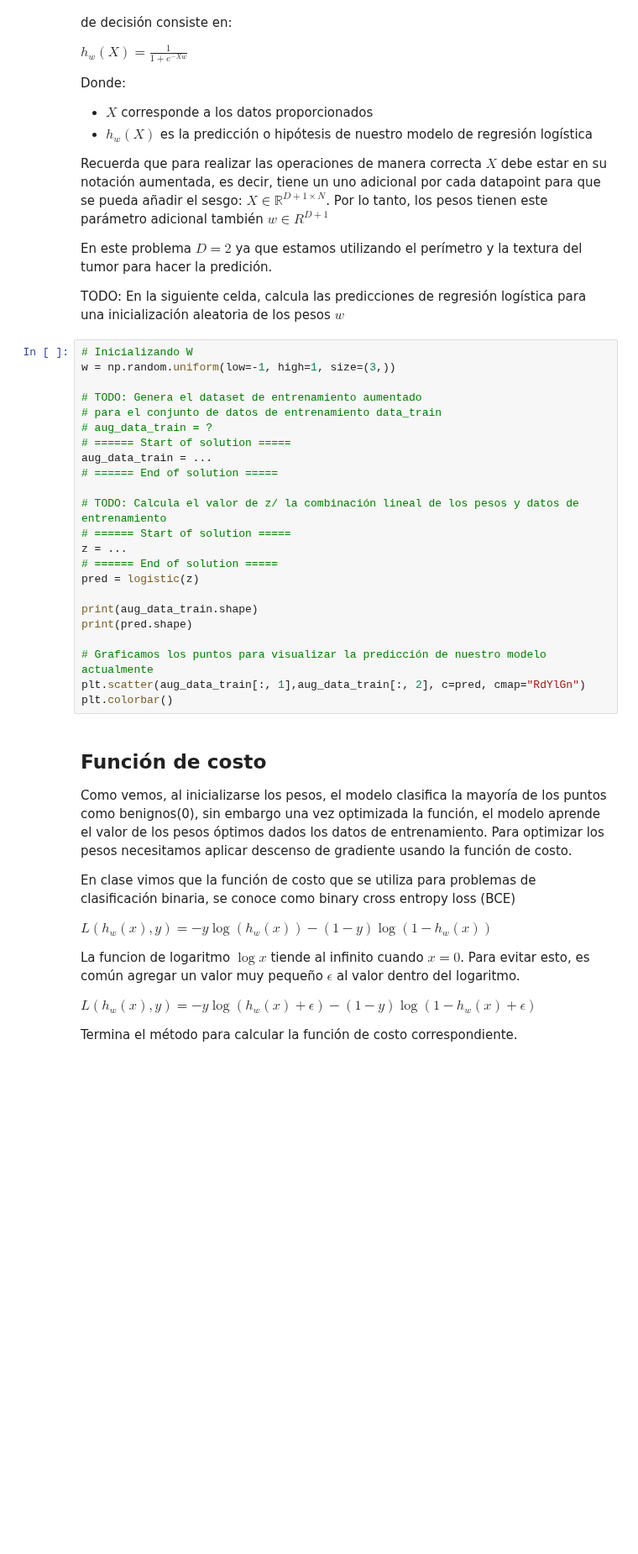
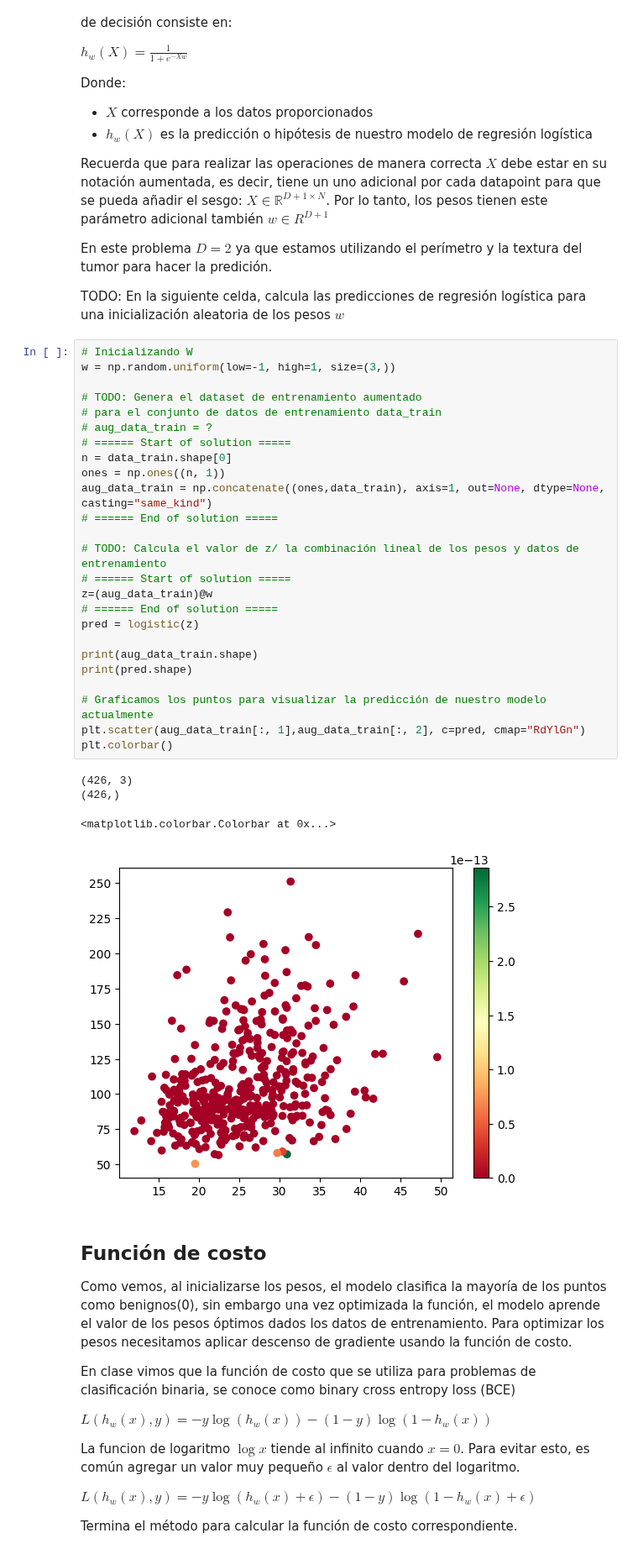
Before and after one commit to israelito123/SI24_LosCapybaros, a Jupyter notebook: src/si24/ejercicios/E04_logistic_reg/logistic_regression.ipynb, the cells around one changed output. Shown at 84% size. Drawn from its saved outputs; the diff is of its cells as text; blank space fills up the shorter version.

```diff
--- a/src/si24/ejercicios/E04_logistic_reg/logistic_regression.ipynb
+++ b/src/si24/ejercicios/E04_logistic_reg/logistic_regression.ipynb
@@ -144,26 +161,33 @@ TODO: En la siguiente celda, calcula las predicciones de regresión logística p
 # %%
 # Inicializando W
 w = np.random.uniform(low=-1, high=1, size=(3,))
 
 # TODO: Genera el dataset de entrenamiento aumentado
 # para el conjunto de datos de entrenamiento data_train
 # aug_data_train = ?
 # ====== Start of solution =====
-aug_data_train = ...
+n = data_train.shape[0]
+ones = np.ones((n, 1))
+aug_data_train = np.concatenate((ones,data_train), axis=1, out=None, dtype=None, casting="same_kind")
 # ====== End of solution =====
 
 # TODO: Calcula el valor de z/ la combinación lineal de los pesos y datos de entrenamiento
 # ====== Start of solution =====
-z = ...
+z=(aug_data_train)@w
 # ====== End of solution =====
 pred = logistic(z)
 
 print(aug_data_train.shape)
 print(pred.shape)
 
 # Graficamos los puntos para visualizar la predicción de nuestro modelo actualmente
 plt.scatter(aug_data_train[:, 1],aug_data_train[:, 2], c=pred, cmap="RdYlGn")
 plt.colorbar()
+# %% [output]
+(426, 3)
+(426,)
+<matplotlib.colorbar.Colorbar at 0x...>
+[figure, added]
 # %% [markdown]
 ## Función de costo
 Como vemos, al inicializarse los pesos, el modelo clasifica la mayoría de los puntos como benignos(0), sin embargo una vez optimizada la función, el modelo aprende el valor de los pesos óptimos dados los datos de entrenamiento. Para optimizar los pesos necesitamos aplicar descenso de gradiente usando la función de costo.
```
Also changed, not shown: parts of 5 cells of this notebook, 1 other file.
